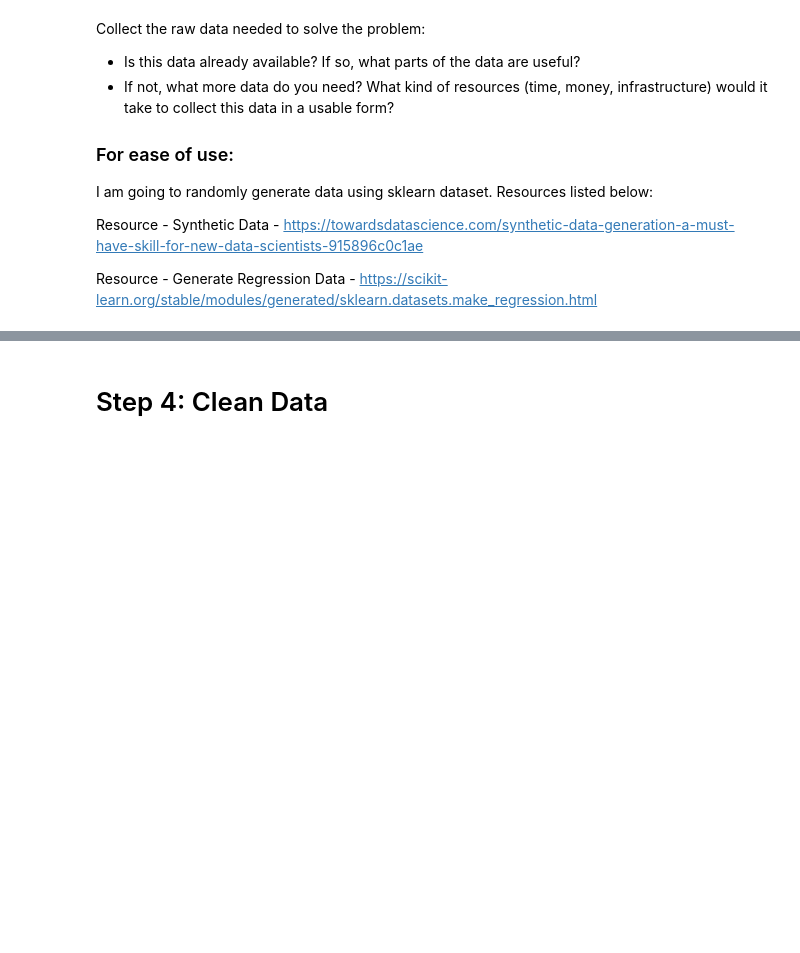
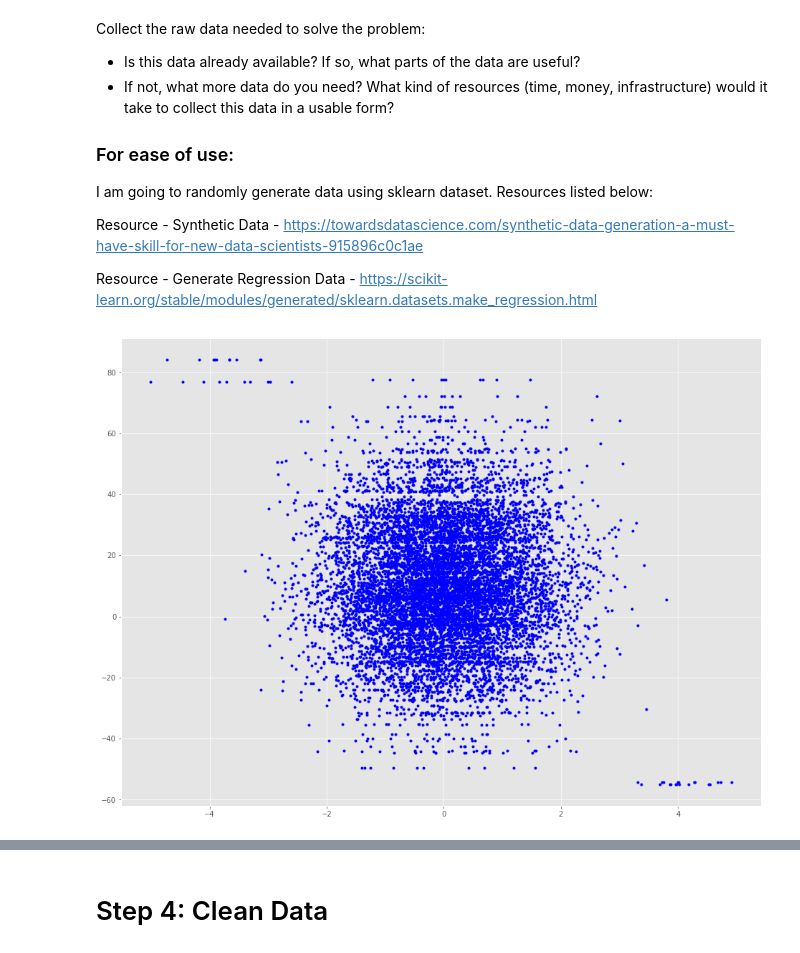
Before and after one commit to TheDataMentor/DataCurriculum, a Jupyter notebook: notebooks/0.2_TheDataMentor_RegressionAnalysis.ipynb, the cells around one changed output, grey strips where cells are left out. Cells and saved outputs as stored; diff of their text form; code cells hidden in the pictures; blank space fills up the shorter version.

```diff
--- a/notebooks/0.2_TheDataMentor_RegressionAnalysis.ipynb
+++ b/notebooks/0.2_TheDataMentor_RegressionAnalysis.ipynb
@@ -98,0 +104,62 @@ df.columns = ['Variable_'+str(df+1) for df in range(df.shape[1])]
+# %%
+# Function to create regression data
+
+
+''' Simulate Regression Data'''
+rng = np.random.RandomState(0)
+X, y =sklearn.datasets.make_regression(n_samples=1000, n_features=10, n_informative=4, n_targets=1, bias=-0.5, effective_rank=None, tail_strength=0.5, noise=3.8, shuffle=True, coef=False, random_state=None)
+
+y = np.random.normal(10,20,1000)
+
+'''
+
+Going to comment out this code and come back later.
+I am adding it to build a more interpretatble analysis based on simulated data.
+
+def PosNormal(mean, sigma):
+    y = np.random.normal(10,20,1000)
+    return(y if y>=0 else PosNormal(mean,sigma))
+
+y = PosNormal(10,20)
+'''
+
+
+''' Add noise and outliers'''
+
+# Add four strong outliers to the dataset.
+X_outliers = rng.normal(0, 0.5, size=(4, 10))
+y_outliers = rng.normal(0, 2.0, size=4)
+X_outliers[:2, :] += X.max() + X.mean() / 4.
+X_outliers[2:, :] += X.min() - X.mean() / 4.
+y_outliers[:2] += y.min() - y.mean() / 4.
+y_outliers[2:] += y.max() + y.mean() / 4.
+X = np.vstack((X, X_outliers))
+y = np.concatenate((y, y_outliers))
+plt.plot(X, y, 'b.')
+
+
+''' A secondary method to add outliers'''
+
+n_outliers = 100
+np.random.seed(0)
+X[:n_outliers] = 3 + 0.5 * np.random.normal(size=(n_outliers, 10))
+y[:n_outliers] = -3 + 10 * np.random.normal(size=n_outliers)
+
+# Convert the array into a dataframe
+X_df = pd.DataFrame(X)
+
+X_df.columns = ['Variable_'+str(X_df+1) for X_df in range(X_df.shape[1])]
+#pd.DataFrame(X_df).shape
+
+y_df = pd.DataFrame(y)
+#y_df.shape
+y_df.columns = ['y']
+
+frames = [X_df,y_df]
+
+#frames = pd.concat([X_df,y_df], axis = 1)
+
+# assign the regression data to df and then create column names
+df = pd.concat(frames,axis = 1)
+# %% [output]
+[figure, added]
```
Also changed, not shown: parts of 52 cells of this notebook.
